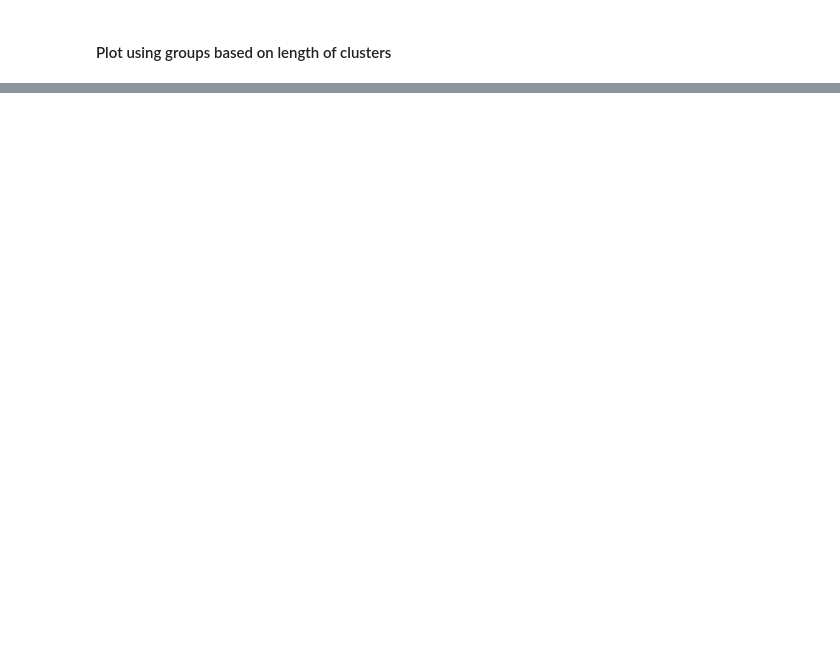
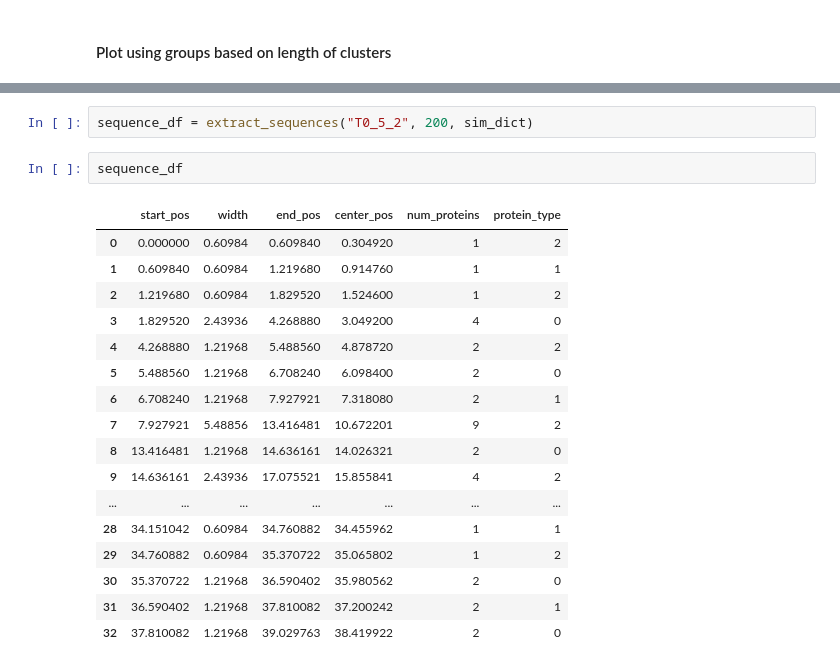
Before and after one commit to CWU-Computational-Biophysics/tau_mts, a Jupyter notebook: analysis.ipynb, the cells around one changed output, grey strips where cells are left out. Drawn from its saved outputs; the diff is of its cells as text; blank space fills up the shorter version.

```diff
--- a/analysis.ipynb
+++ b/analysis.ipynb
@@ -559,0 +577,22 @@ fig.savefig(figure_dir / r"protein_cluster_distribution")
+# %%
+sequence_df = extract_sequences("T0_5_2", 200, sim_dict)
+# %%
+sequence_df
+# %% [output]
+|  | start_pos | width | end_pos | center_pos | num_proteins | protein_type |
+| 0 | 0.000000 | 0.60984 | 0.609840 | 0.304920 | 1 | 2 |
+| 1 | 0.609840 | 0.60984 | 1.219680 | 0.914760 | 1 | 1 |
+| 2 | 1.219680 | 0.60984 | 1.829520 | 1.524600 | 1 | 2 |
+| 3 | 1.829520 | 2.43936 | 4.268880 | 3.049200 | 4 | 0 |
+| 4 | 4.268880 | 1.21968 | 5.488560 | 4.878720 | 2 | 2 |
+| 5 | 5.488560 | 1.21968 | 6.708240 | 6.098400 | 2 | 0 |
+| 6 | 6.708240 | 1.21968 | 7.927921 | 7.318080 | 2 | 1 |
+| 7 | 7.927921 | 5.48856 | 13.416481 | 10.672201 | 9 | 2 |
+| 8 | 13.416481 | 1.21968 | 14.636161 | 14.026321 | 2 | 0 |
+| 9 | 14.636161 | 2.43936 | 17.075521 | 15.855841 | 4 | 2 |
+| ... | ... | ... | ... | ... | ... | ... |
+| 28 | 34.151042 | 0.60984 | 34.760882 | 34.455962 | 1 | 1 |
+| 29 | 34.760882 | 0.60984 | 35.370722 | 35.065802 | 1 | 2 |
+| 30 | 35.370722 | 1.21968 | 36.590402 | 35.980562 | 2 | 0 |
+| 31 | 36.590402 | 1.21968 | 37.810082 | 37.200242 | 2 | 1 |
+| 32 | 37.810082 | 1.21968 | 39.029763 | 38.419922 | 2 | 0 |
```
Also changed, not shown: parts of 7 cells of this notebook, 9 other files.
